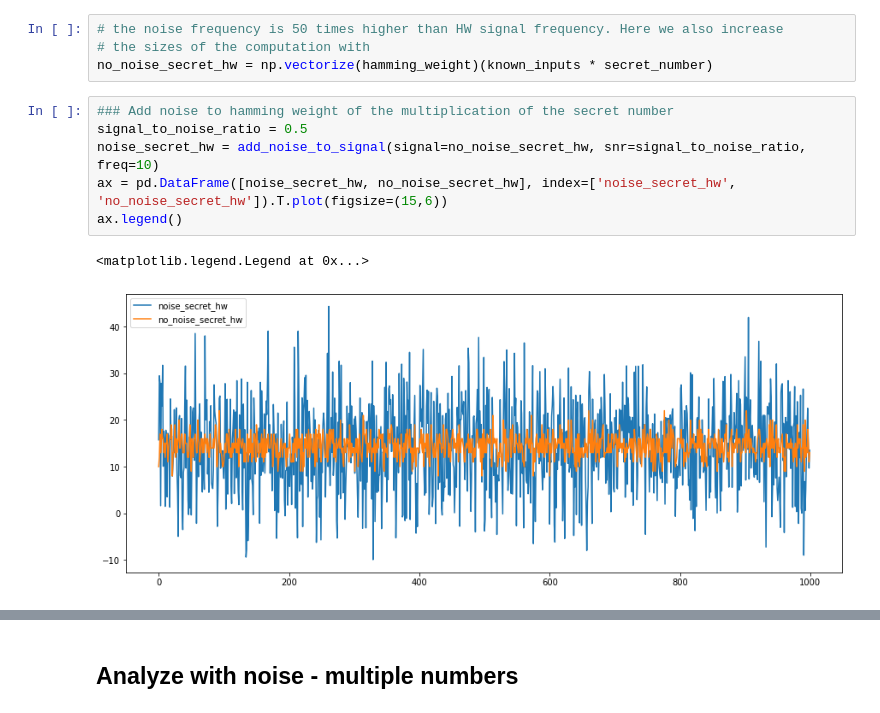
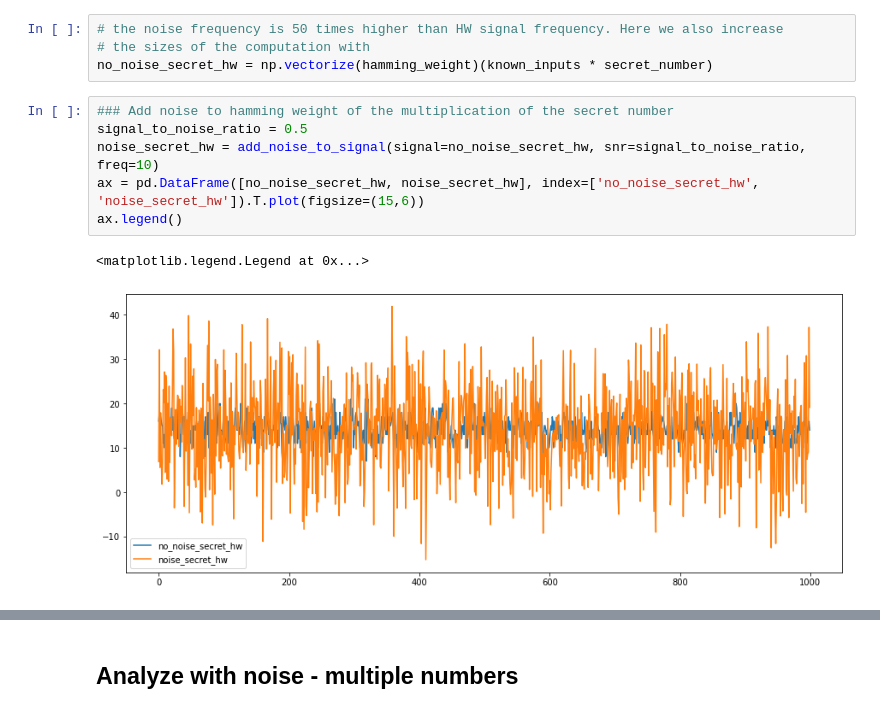
Before and after one commit to mu-triv/DPACv4, a Jupyter notebook: noise_hwp.ipynb, the cells around one changed output, grey strips where cells are left out. Cells and saved outputs as stored; diff of their text form.

```diff
--- a/noise_hwp.ipynb
+++ b/noise_hwp.ipynb
@@ -180,12 +180,12 @@ no_noise_secret_hw = np.vectorize(hamming_weight)(known_inputs * secret_number)
 # %%
 ### Add noise to hamming weight of the multiplication of the secret number
 signal_to_noise_ratio = 0.5
 noise_secret_hw = add_noise_to_signal(signal=no_noise_secret_hw, snr=signal_to_noise_ratio, freq=10)
-ax = pd.DataFrame([noise_secret_hw, no_noise_secret_hw], index=['noise_secret_hw', 'no_noise_secret_hw']).T.plot(figsize=(15,6))
+ax = pd.DataFrame([no_noise_secret_hw, noise_secret_hw], index=['no_noise_secret_hw', 'noise_secret_hw']).T.plot(figsize=(15,6))
 ax.legend()
 # %% [output]
 <matplotlib.legend.Legend at 0x...>
-[figure, old version]
+[figure, new version]
 # %%
 noise_correlations = compute_corr(noise_secret_hw, guess_range, known_inputs, guess_val_size)
 print('secret_number =', secret_number)
```
Also changed, not shown: parts of 16 cells of this notebook, 8 other files.
